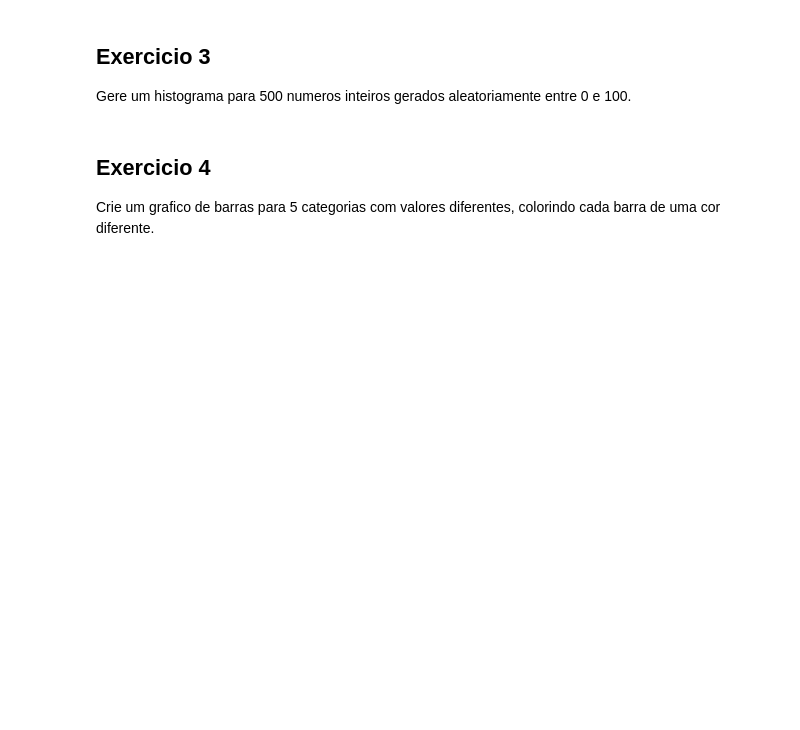
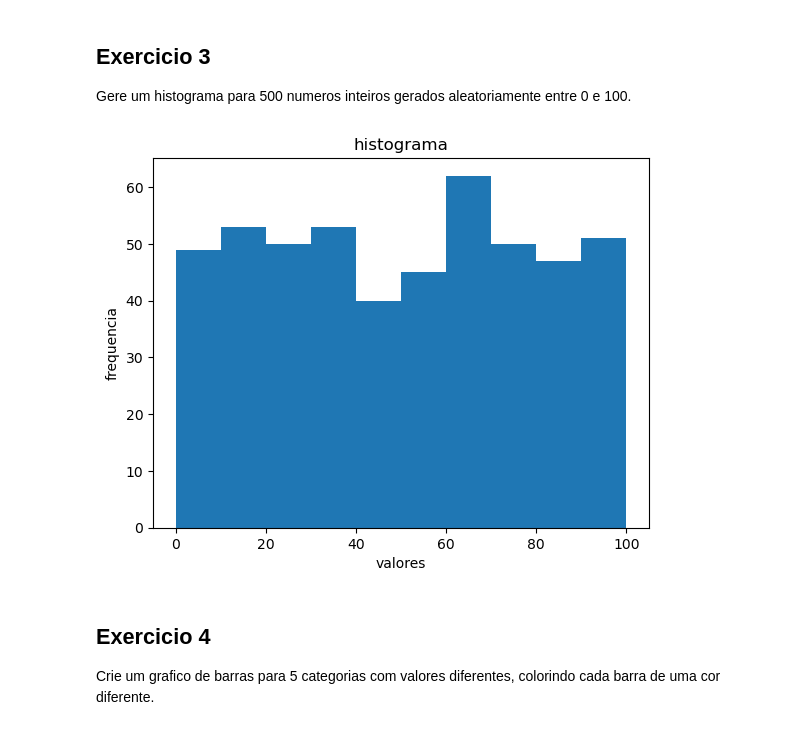
Before and after one commit to pecosta23/IaUmcFabiano, a Jupyter notebook: Exercicios_LibsPython_PedroCosta_06C.ipynb, the cells around one changed output. Cells and saved outputs as stored; diff of their text form; code cells hidden in the pictures; blank space fills up the shorter version.

```diff
--- a/Exercicios_LibsPython_PedroCosta_06C.ipynb
+++ b/Exercicios_LibsPython_PedroCosta_06C.ipynb
@@ -618,6 +1082,18 @@ Plote um grafico de dispersao para 100 pontos aleatorios com uma paleta de cores
 ## Exercicio 3
 
 Gere um histograma para 500 numeros inteiros gerados aleatoriamente entre 0 e 100.
+# %%
+array = np.random.randint(0, 101, 500)
+
+plt.hist(array, bins=10)
+
+plt.title("histograma")
+plt.xlabel("valores")
+plt.ylabel("frequencia")
+
+plt.show()
+# %% [output]
+[figure, added]
 # %% [markdown]
 ## Exercicio 4
 
```
Also changed, not shown: parts of 45 cells of this notebook, 2 other files.
